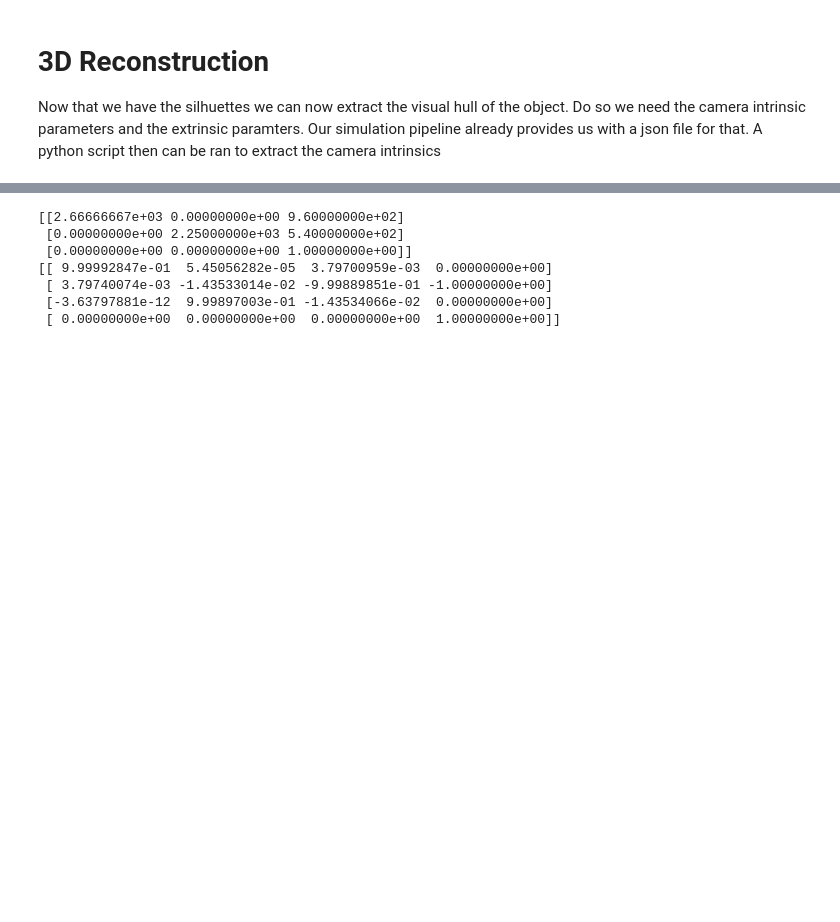
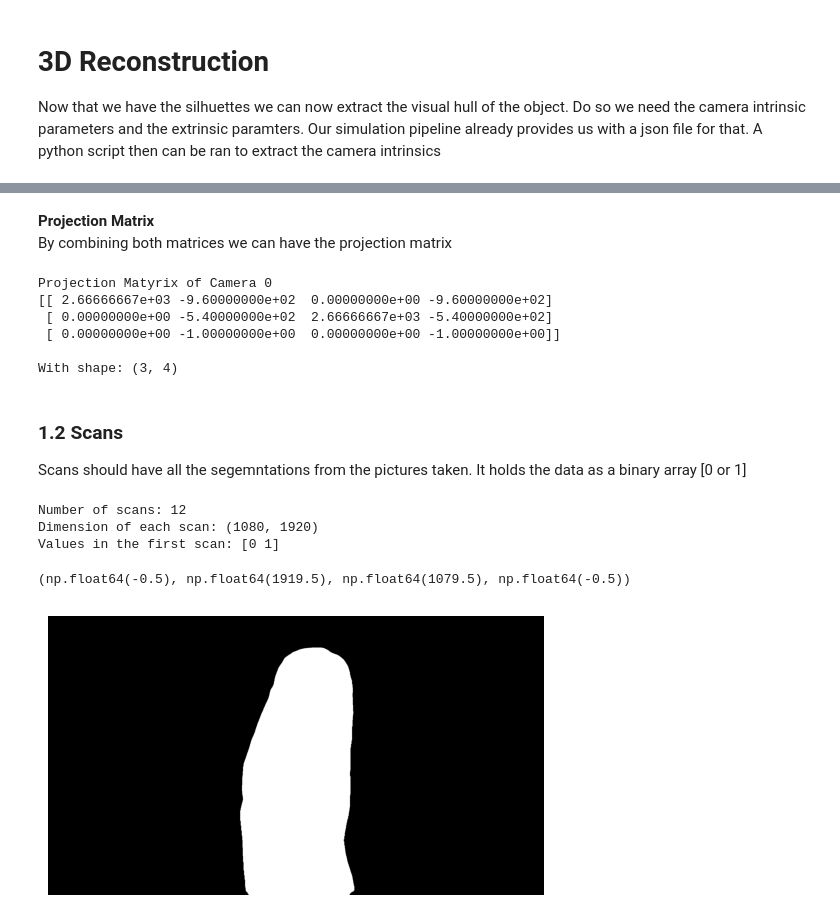
Before and after one commit to GuilhermeCosta-Ferreira/ARM-SOFT-Scanning, a Jupyter notebook: 3d_reconstruction/reconstruction_nb.ipynb, the cells around one changed output, grey strips where cells are left out. Drawn from its saved outputs; the diff is of its cells as text; code cells hidden in the pictures; blank space fills up the shorter version.

```diff
--- a/3d_reconstruction/reconstruction_nb.ipynb
+++ b/3d_reconstruction/reconstruction_nb.ipynb
@@ -19,11 +43,33 @@ camera_data.extrinsics_array.shape
-# %%
-print(camera_data.K)
-print(camera_data.get_camera_extrinsics(0))
-# %% [output]
-[[2.66666667e+03 0.00000000e+00 9.60000000e+02]
- [0.00000000e+00 2.25000000e+03 5.40000000e+02]
- [0.00000000e+00 0.00000000e+00 1.00000000e+00]]
-[[ 9.99992847e-01  5.45056282e-05  3.79700959e-03  0.00000000e+00]
- [ 3.79740074e-03 -1.43533014e-02 -9.99889851e-01 -1.00000000e+00]
- [-3.63797881e-12  9.99897003e-01 -1.43534066e-02  0.00000000e+00]
- [ 0.00000000e+00  0.00000000e+00  0.00000000e+00  1.00000000e+00]]
+# %% [markdown]
+**Projection Matrix**<br>
+By combining both matrices we can have the projection matrix
+# %%
+P = camera_data.P(0)
+
+print(f'Projection Matyrix of Camera 0\n{P}\n')
+print(f'With shape: {P.shape}')
+# %% [output]
+Projection Matyrix of Camera 0
+[[ 2.66666667e+03 -9.60000000e+02  0.00000000e+00 -9.60000000e+02]
+ [ 0.00000000e+00 -5.40000000e+02  2.66666667e+03 -5.40000000e+02]
+ [ 0.00000000e+00 -1.00000000e+00  0.00000000e+00 -1.00000000e+00]]
+
+With shape: (3, 4)
+# %% [markdown]
+### 1.2 Scans
+Scans should have all the segemntations from the pictures taken. It holds the data as a binary array [0 or 1]
+# %%
+scans = Scans("../3d_reconstruction/figures/reconstruction_d30/segmented")
+# %%
+print(f"Number of scans: {scans.nr_positions}")
+print(f"Dimension of each scan: {scans.scan_shape}")
+print(f"Values in the first scan: {np.unique(scans.scan(0))}")
+
+plt.imshow(scans.scan(0), cmap='gray')
+plt.axis('off')
+# %% [output]
+Number of scans: 12
+Dimension of each scan: (1080, 1920)
+Values in the first scan: [0 1]
+(np.float64(-0.5), np.float64(1919.5), np.float64(1079.5), np.float64(-0.5))
+[figure, added]
```
Also changed, not shown: parts of 16 cells of this notebook, 27 other files.
